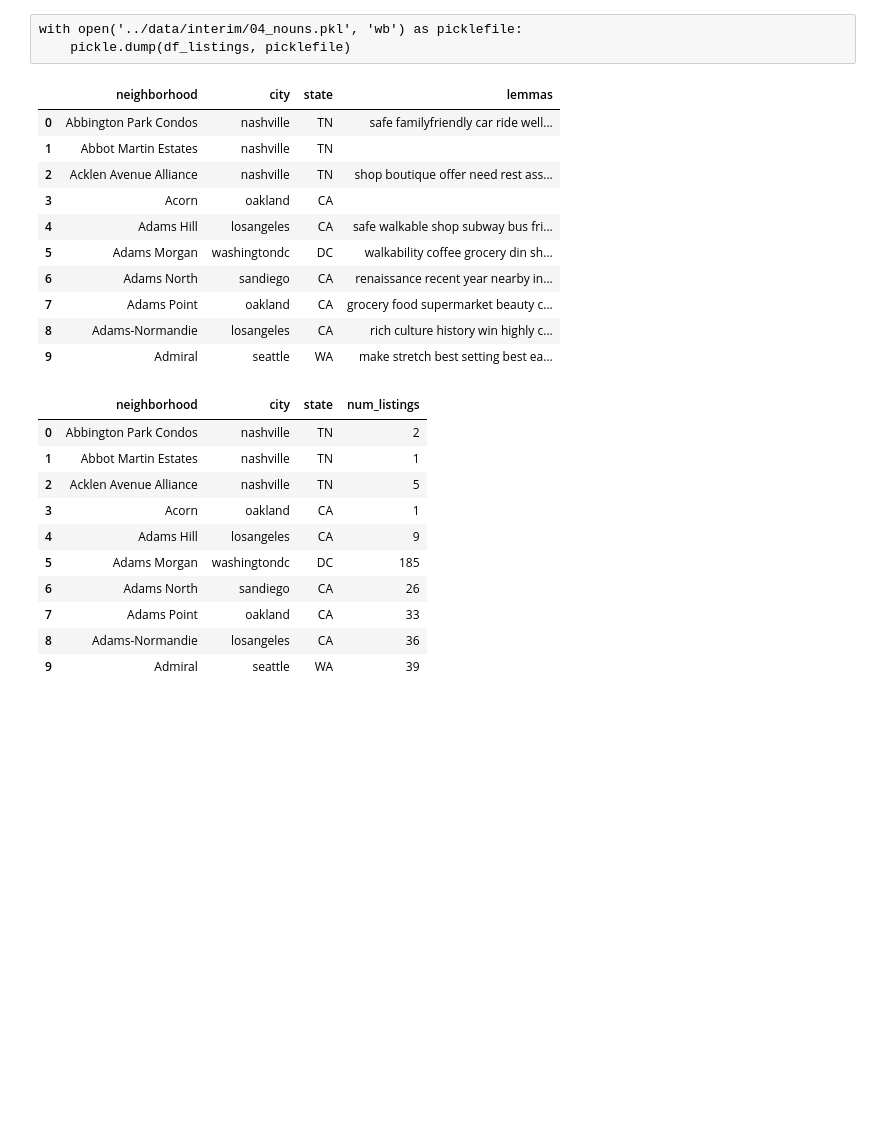
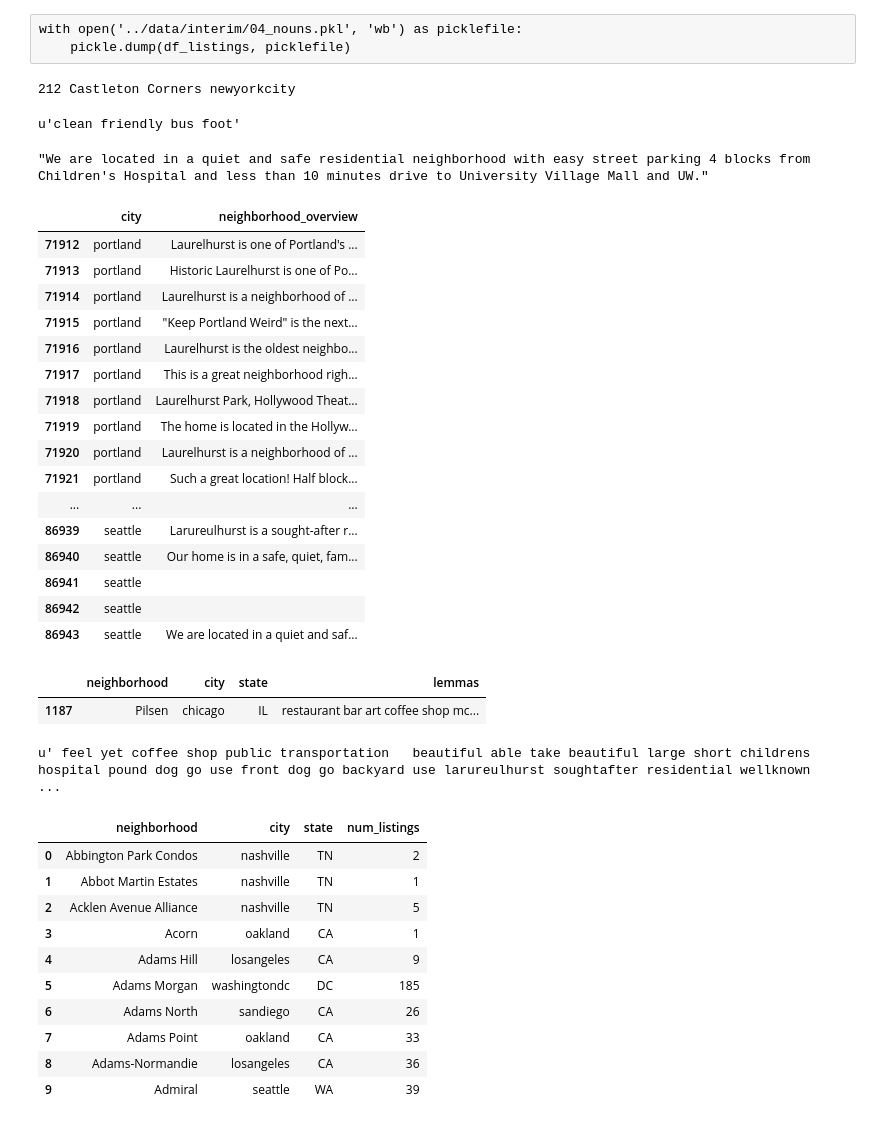
Before and after one commit to emw1687/benson, a Jupyter notebook: 05_kojak/notebooks/04_nlp_preprocessing.ipynb, the cells around one changed output. Cells and saved outputs as stored; diff of their text form; code cells hidden in the pictures; blank space fills up the shorter version.

```diff
--- a/05_kojak/notebooks/04_nlp_preprocessing.ipynb
+++ b/05_kojak/notebooks/04_nlp_preprocessing.ipynb
@@ -141,10 +192,12 @@ location_stopwords = neighborhood_stopwords + \
 
                     #other/misc
                     'website', 'line', 'height', 'sensitive', 'content', 'distance', 'mile', \
-                    'minute', 'min', 'away', 'lot', 'ton', 'direction', 'restaurant', 'close', \
+                    'minute', 'min', 'away', 'lot', 'ton', 'direction', 'close', \
                     'many', 'also', 'enough', 'location', 'locate', 'reade', 'joes', 'ave', 'really', \
-                    'everything']
+                    'everything', 'less']
 # %%
 location_stopwords.pop(location_stopwords.index('market'))
 # %% [output]
 'market'
+# %%
+location_stopwords.pop(location_stopwords.index('university'))
@@ -158,7 +213,7 @@ replace_words = {'subway': ['cta', 'metra', 'bart', 'muni', 'metro'],
                  'sports': ['bronco', 'sox', 'cub', 'superdome', 'petco', 'dodgers', 'staple'],
                  'pharmacy': ['duane', 'walgreens'],
                  'grocery': ['whole', 'trader', 'ralphs', 'safeway'],
-                 'campus': ['ut', 'tulane', 'loyola', 'ucla', 'ucsf']}
+                 'campus': ['ut', 'tulane', 'loyola', 'ucla', 'ucsf', 'uw']}
 # %%
 replace_words_decoded = {}
 for key, lst in replace_words.items():
@@ -255,20 +322,46 @@ with open('../data/interim/04_lemmas.pkl', 'rb') as picklefile:
 # %%
 df_descriptions = df_listings.groupby(['neighborhood', 'city', 'state'])['lemmas'].apply(lambda lst: [' '.join(x) for x in lst]).reset_index()
 df_descriptions['lemmas'] = df_descriptions['lemmas'].apply(lambda x: ' '.join(x))
-# %%
-df_descriptions.head(10)
-# %% [output]
-|  | neighborhood | city | state | lemmas |
-| 0 | Abbington Park Condos | nashville | TN | safe familyfriendly car ride well... |
-| 1 | Abbot Martin Estates | nashville | TN |  |
-| 2 | Acklen Avenue Alliance | nashville | TN | shop boutique offer need rest ass... |
-| 3 | Acorn | oakland | CA |  |
-| 4 | Adams Hill | losangeles | CA | safe walkable shop subway bus fri... |
-| 5 | Adams Morgan | washingtondc | DC | walkability coffee grocery din sh... |
-| 6 | Adams North | sandiego | CA | renaissance recent year nearby in... |
-| 7 | Adams Point | oakland | CA | grocery food supermarket beauty c... |
-| 8 | Adams-Normandie | losangeles | CA | rich culture history win highly c... |
-| 9 | Admiral | seattle | WA | make stretch best setting best ea... |
+# %%
+i = np.random.randint(low=0, high=895)
+print i, df_descriptions['neighborhood'][i], df_descriptions['city'][i]
+df_descriptions['lemmas'][i]
+# %% [output]
+212 Castleton Corners newyorkcity
+u'clean friendly bus foot'
+# %%
+df_listings['neighborhood_overview'][86943]
+# %% [output]
+"We are located in a quiet and safe residential neighborhood with easy street parking 4 blocks from Children's Hospital and less than 10 minutes drive to University Village Mall and UW."
+# %%
+df_listings[df_listings['neighborhood']=='Laurelhurst'][['city', 'neighborhood_overview']]
+# %% [output]
+|  | city | neighborhood_overview |
+| 71912 | portland | Laurelhurst is one of Portland's ... |
+| 71913 | portland | Historic Laurelhurst is one of Po... |
+| 71914 | portland | Laurelhurst is a neighborhood of ... |
+| 71915 | portland | "Keep Portland Weird" is the next... |
+| 71916 | portland | Laurelhurst is the oldest neighbo... |
+| 71917 | portland | This is a great neighborhood righ... |
+| 71918 | portland | Laurelhurst Park, Hollywood Theat... |
+| 71919 | portland | The home is located in the Hollyw... |
+| 71920 | portland | Laurelhurst is a neighborhood of ... |
+| 71921 | portland | Such a great location! Half block... |
+| ... | ... | ... |
+| 86939 | seattle | Larureulhurst is a sought-after r... |
+| 86940 | seattle | Our home is in a safe, quiet, fam... |
+| 86941 | seattle |  |
+| 86942 | seattle |  |
+| 86943 | seattle | We are located in a quiet and saf... |
+# %%
+df_descriptions[df_descriptions['neighborhood']=='Pilsen']
+# %% [output]
+|  | neighborhood | city | state | lemmas |
+| 1187 | Pilsen | chicago | IL | restaurant bar art coffee shop mc... |
+# %%
+df_descriptions['lemmas'][804]
+# %% [output]
+u' feel yet coffee shop public transportation   beautiful able take beautiful large short childrens hospital pound dog go use front dog go backyard use larureulhurst soughtafter residential wellknown  ...
 # %%
 df_counts = df_listings.groupby(['neighborhood', 'city', 'state']).count()['id'].reset_index()
 df_counts.rename(columns={'id': 'num_listings'}, inplace=True)
```
Also changed, not shown: parts of 10 cells of this notebook, 48 other files.
